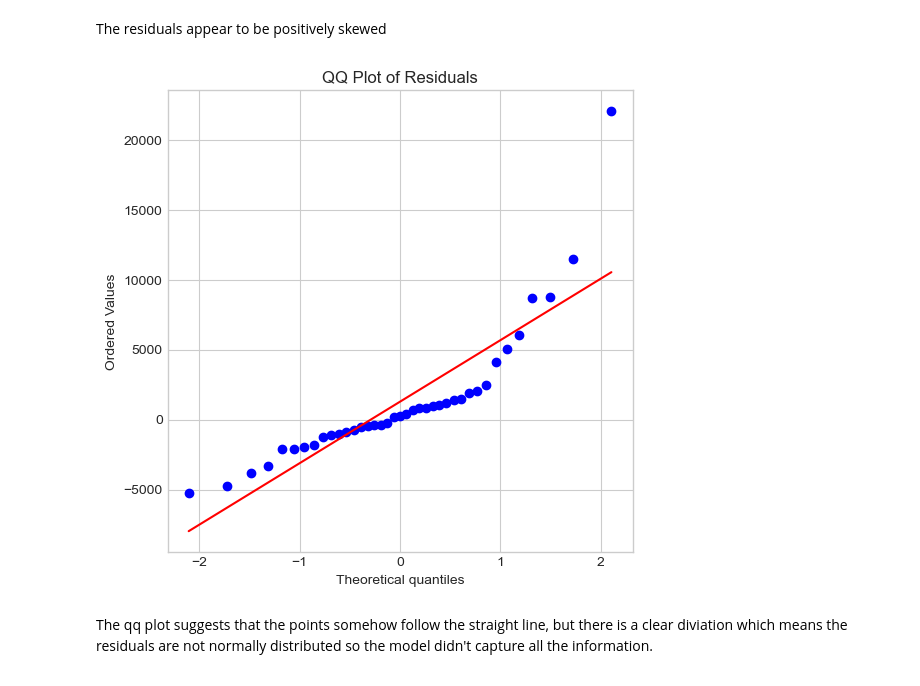
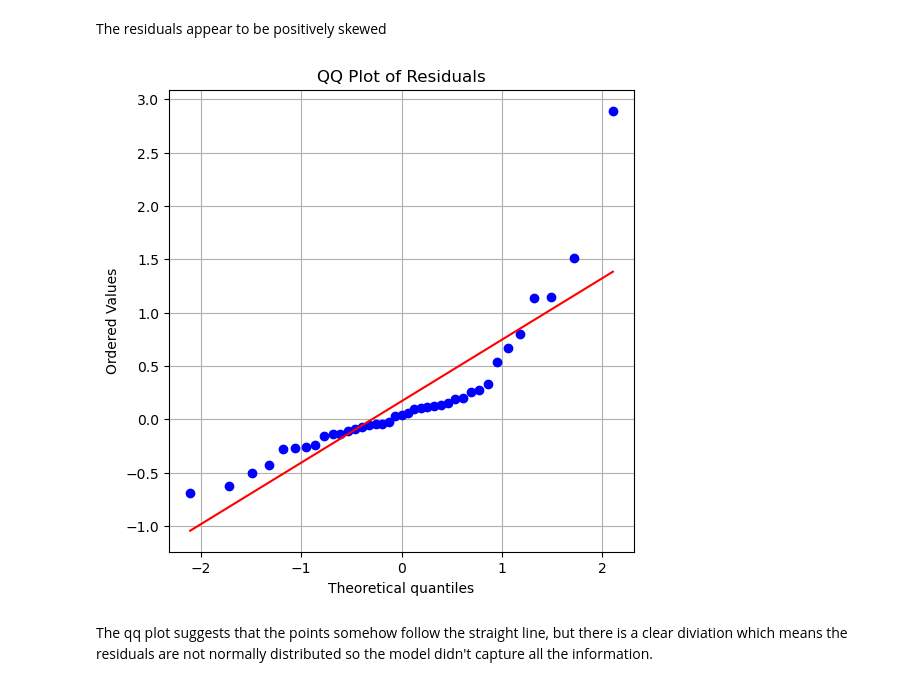
Before and after one commit to abid-sara/Automobile, a Jupyter notebook: notebooks/automobile.ipynb, the cells around one changed output. Drawn from its saved outputs; the diff is of its cells as text; code cells hidden in the pictures.

```diff
--- a/notebooks/automobile.ipynb
+++ b/notebooks/automobile.ipynb
@@ -671,3 +627,9 @@ ______
+# %%
+X_train = pd.read_csv("x_train.csv",index_col=0)
+y_train = pd.read_csv("y_train.csv" ,index_col=0)
+
+X_test = pd.read_csv("x_test.csv",index_col=0)
+y_test = pd.read_csv("y_test.csv",index_col=0)
 # %% [markdown]
 #### Basic training
 # %%
@@ -709,11 +667,11 @@ histogram_residuals(y_test_original_scale, knn_predict1_not_scaled)
 # %% [markdown]
  The residuals appear to be positively skewed
 # %%
-residuals = y_test_original_scale.to_numpy().flatten() - knn_predict1_not_scaled.flatten()
+residuals = y_test.to_numpy().flatten() - knn_predict1.flatten()
 
 plot_qq(residuals)
 # %% [output]
-[figure, old version]
+[figure, new version]
 # %% [markdown]
 The qq plot suggests that the points somehow follow the straight line, but there is a clear diviation which means the residuals are not normally distributed so the model didn't capture all the information.
 # %% [markdown]
```
Also changed, not shown: parts of 110 cells of this notebook, 1 other file.
